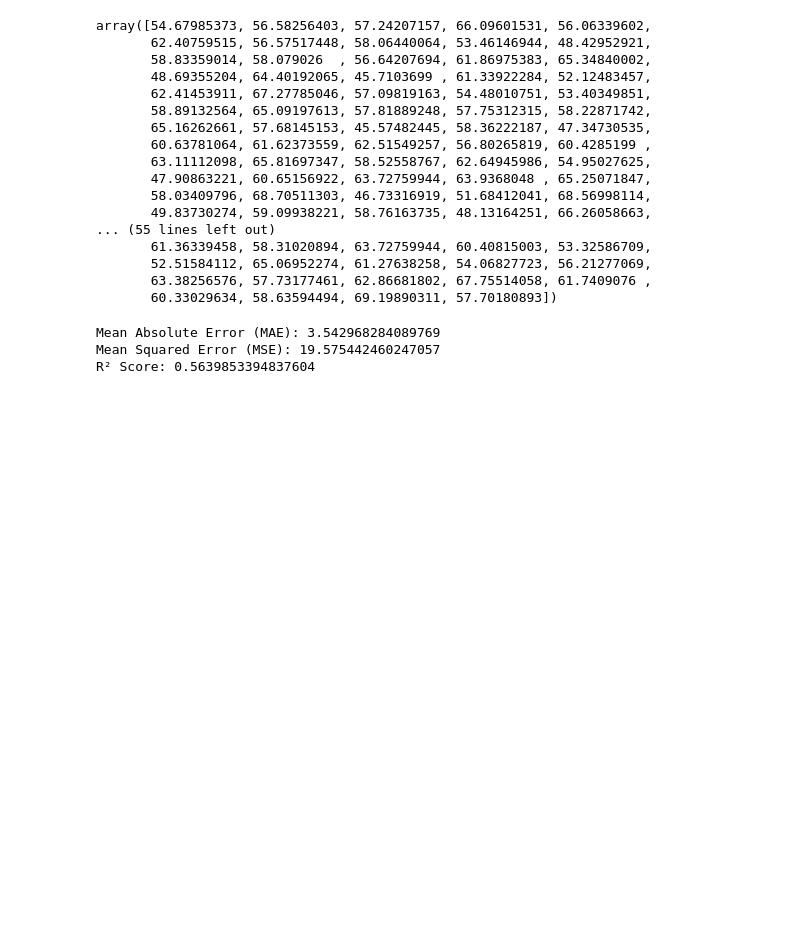
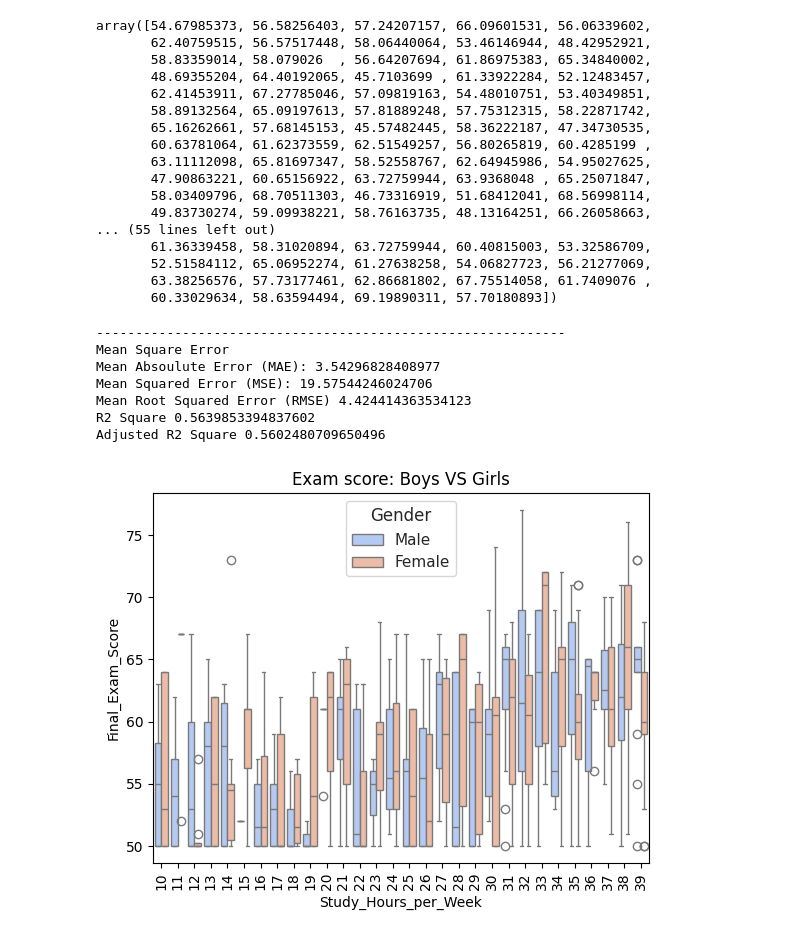
Before and after one commit to SohaibJamil5/student-score-prediction-LinearRegression, a Jupyter notebook: Code File/Untitled5.ipynb, the cells around one changed output. Drawn from its saved outputs; the diff is of its cells as text; code cells hidden in the pictures; blank space fills up the shorter version.

```diff
--- a/Code File/Untitled5.ipynb
+++ b/Code File/Untitled5.ipynb
@@ -114,14 +105,40 @@ array([54.67985373, 56.58256403, 57.24207157, 66.09601531, 56.06339602,
        63.38256576, 57.73177461, 62.86681802, 67.75514058, 61.7409076 ,
        60.33029634, 58.63594494, 69.19890311, 57.70180893])
 # %%
+print('--'*30)
+print("Mean Square Error")
 mae = mean_absolute_error(y_test, y_predict)
 mse = mean_squared_error(y_test, y_predict)
+rmse = np.sqrt(mse)
 r2 = r2_score(y_test, y_predict)
 
-print("Mean Absolute Error (MAE):", mae)
+# Number of samples (rows)
+n = x_test.shape[0]
+
+# Number of features (columns)
+k = x_test.shape[1]
+adjusted_r2 = 1 - ((1 - r2) * (n - 1) / (n - k - 1))
+
+print("Mean Absoulute Error (MAE):", mae)
 print("Mean Squared Error (MSE):", mse)
-print("R² Score:", r2)
+print("Mean Root Squared Error (RMSE)", rmse)
+print("R2 Square", r2)
+print("Adjusted R2 Square", adjusted_r2)
 # %% [output]
-Mean Absolute Error (MAE): 3.542968284089769
-Mean Squared Error (MSE): 19.575442460247057
-R² Score: 0.5639853394837604
+------------------------------------------------------------
+Mean Square Error
+Mean Absoulute Error (MAE): 3.54296828408977
+Mean Squared Error (MSE): 19.57544246024706
+Mean Root Squared Error (RMSE) 4.424414363534123
+R2 Square 0.5639853394837602
+Adjusted R2 Square 0.5602480709650496
+# %%
+data= pd.read_csv('spd.csv')
+
+plt.title("Exam score: Boys VS Girls")
+sns.set(style='whitegrid')
+sns.boxplot(data=data, x='Study_Hours_per_Week', y='Final_Exam_Score', hue='Gender', palette="coolwarm")
+plt.xticks(rotation=90)
+plt.show()
+# %% [output]
+[figure, added]
```
Also changed, not shown: parts of 3 cells of this notebook.
